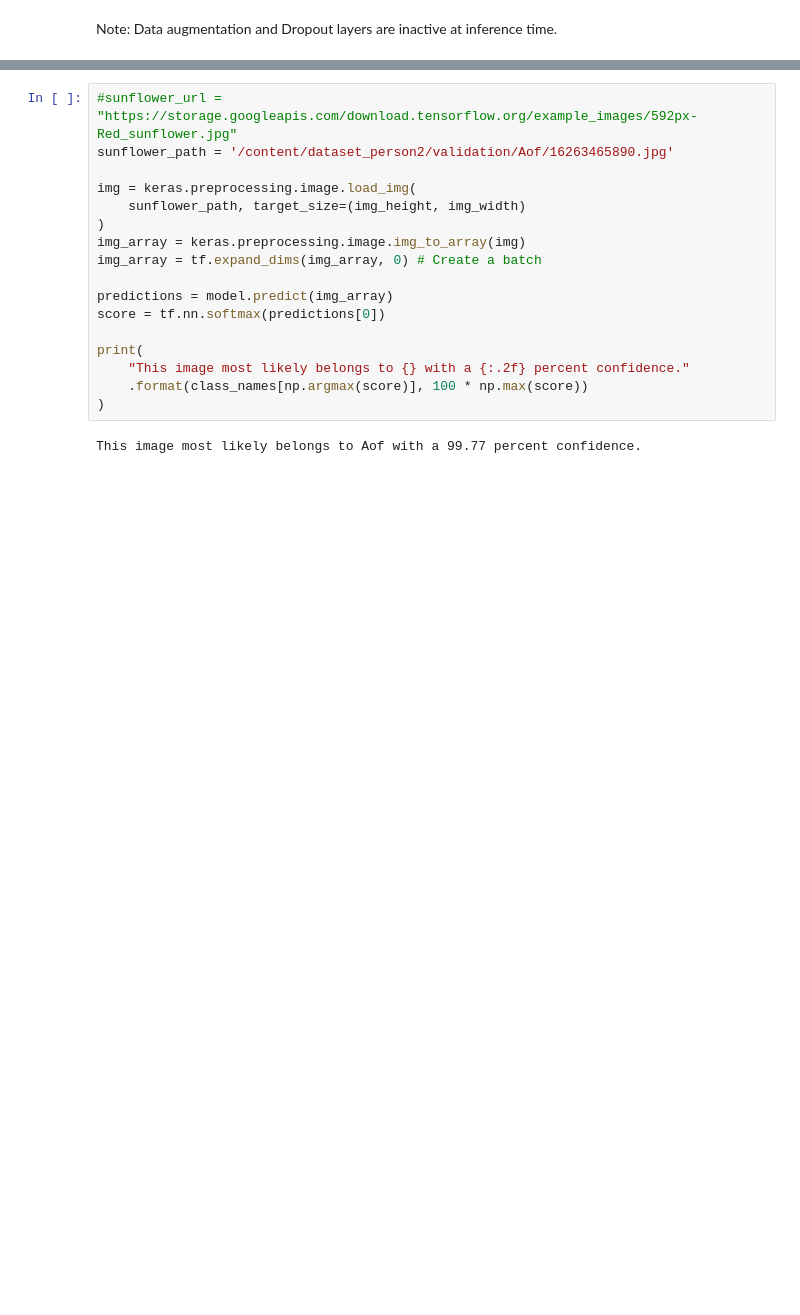
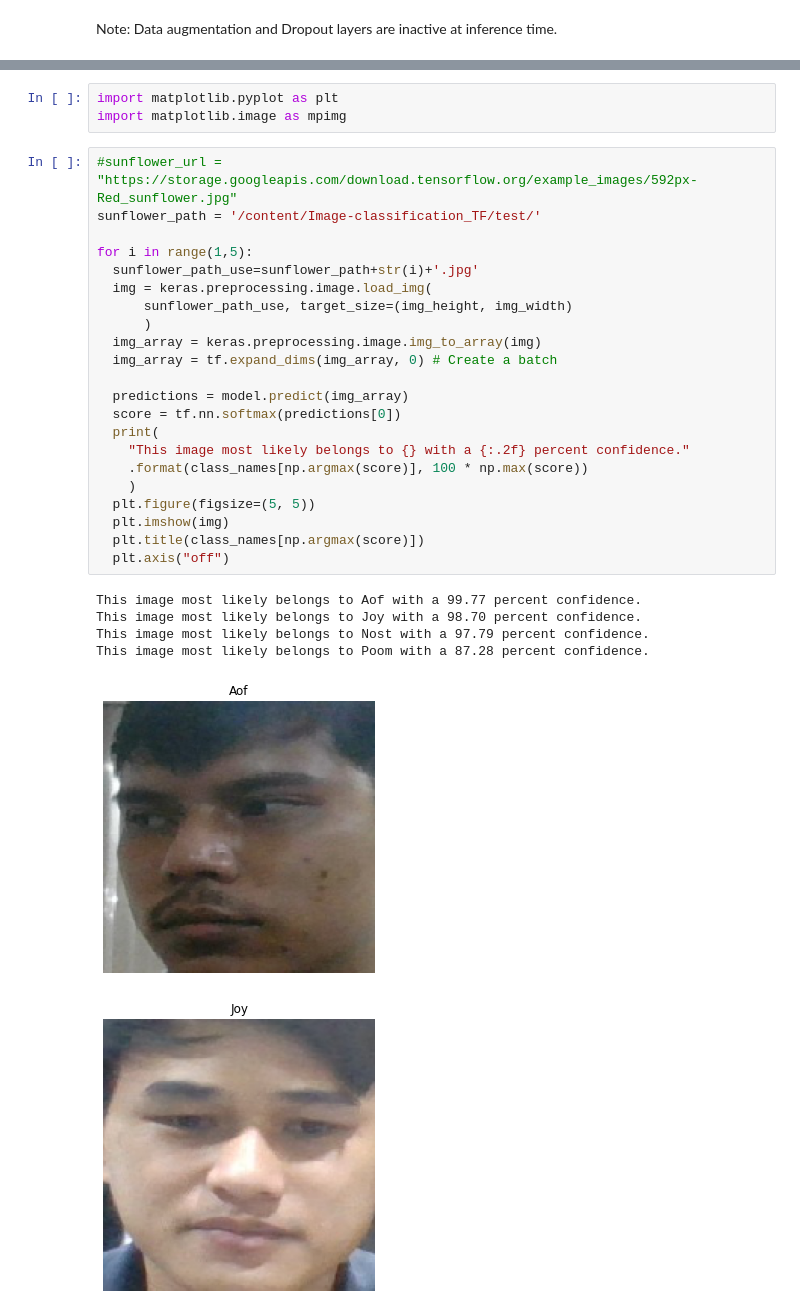
Before and after one commit to kenpurin/Image-classification_MobileNetV2_TF, a Jupyter notebook: classification.ipynb, the cells around one changed output, grey strips where cells are left out. Saved outputs shown, nothing was run; the diff lists cells and outputs as text; blank space fills up the shorter version.

```diff
--- a/classification.ipynb
+++ b/classification.ipynb
@@ -509,19 +518,32 @@ Note: Data augmentation and Dropout layers are inactive at inference time.
+# %%
+import matplotlib.pyplot as plt
+import matplotlib.image as mpimg
 # %%
 #sunflower_url = "https://storage.googleapis.com/download.tensorflow.org/example_images/592px-Red_sunflower.jpg"
-sunflower_path = '/content/dataset_person2/validation/Aof/16263465890.jpg'
+sunflower_path = '/content/Image-classification_TF/test/'
 
-img = keras.preprocessing.image.load_img(
-    sunflower_path, target_size=(img_height, img_width)
-)
-img_array = keras.preprocessing.image.img_to_array(img)
-img_array = tf.expand_dims(img_array, 0) # Create a batch
+for i in range(1,5):
+  sunflower_path_use=sunflower_path+str(i)+'.jpg'
+  img = keras.preprocessing.image.load_img(
+      sunflower_path_use, target_size=(img_height, img_width)
+      )
+  img_array = keras.preprocessing.image.img_to_array(img)
+  img_array = tf.expand_dims(img_array, 0) # Create a batch
 
-predictions = model.predict(img_array)
-score = tf.nn.softmax(predictions[0])
-
-print(
+  predictions = model.predict(img_array)
+  score = tf.nn.softmax(predictions[0])
+  print(
     "This image most likely belongs to {} with a {:.2f} percent confidence."
     .format(class_names[np.argmax(score)], 100 * np.max(score))
-)
+    )
+  plt.figure(figsize=(5, 5))
+  plt.imshow(img)
+  plt.title(class_names[np.argmax(score)])
+  plt.axis("off")
 # %% [output]
 This image most likely belongs to Aof with a 99.77 percent confidence.
+This image most likely belongs to Joy with a 98.70 percent confidence.
+This image most likely belongs to Nost with a 97.79 percent confidence.
+This image most likely belongs to Poom with a 87.28 percent confidence.
+[figure, added]
+[figure, added]
```
Also changed, not shown: parts of 5 cells of this notebook.
